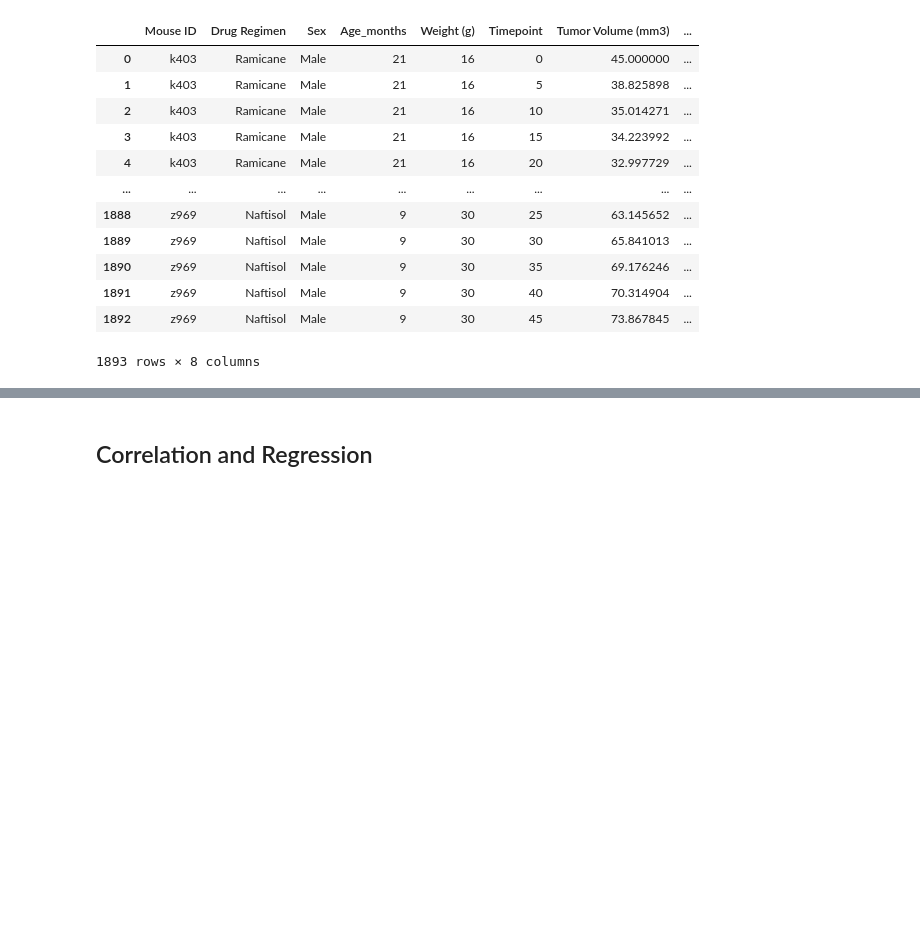
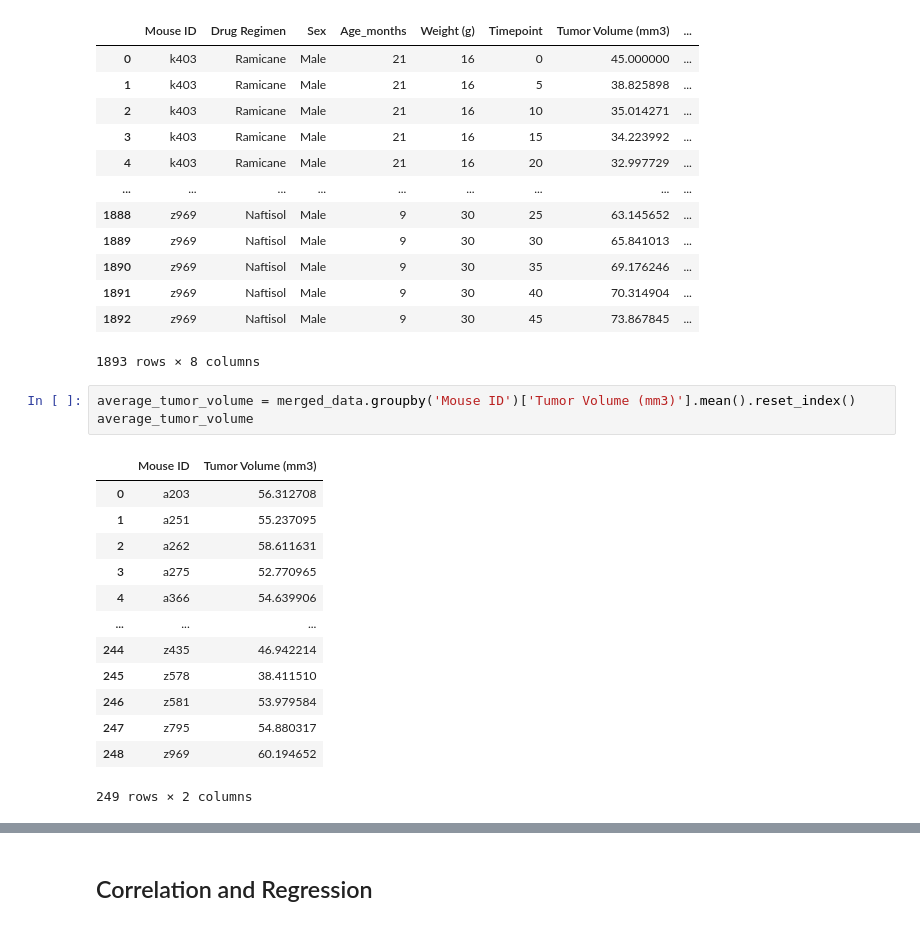
Before and after one commit to mbernstein421/data_visualizations, a Jupyter notebook: Pymaceuticals/pymaceuticals_starter.ipynb, the cells around one changed output, grey strips where cells are left out. Saved outputs shown, nothing was run; the diff lists cells and outputs as text; blank space fills up the shorter version.

```diff
--- a/Pymaceuticals/pymaceuticals_starter.ipynb
+++ b/Pymaceuticals/pymaceuticals_starter.ipynb
@@ -262,5 +259,22 @@ merged_data
 | 1891 | z969 | Naftisol | Male | 9 | 30 | 40 | 70.314904 | ... |
 | 1892 | z969 | Naftisol | Male | 9 | 30 | 45 | 73.867845 | ... |
 1893 rows × 8 columns
+# %%
+average_tumor_volume = merged_data.groupby('Mouse ID')['Tumor Volume (mm3)'].mean().reset_index()
+average_tumor_volume
+# %% [output]
+|  | Mouse ID | Tumor Volume (mm3) |
+| 0 | a203 | 56.312708 |
+| 1 | a251 | 55.237095 |
+| 2 | a262 | 58.611631 |
+| 3 | a275 | 52.770965 |
+| 4 | a366 | 54.639906 |
+| ... | ... | ... |
+| 244 | z435 | 46.942214 |
+| 245 | z578 | 38.411510 |
+| 246 | z581 | 53.979584 |
+| 247 | z795 | 54.880317 |
+| 248 | z969 | 60.194652 |
+249 rows × 2 columns
 # %%
 # Generate a scatter plot of mouse weight vs. the average observed tumor volume for the entire Capomulin regimen
```
Also changed, not shown: parts of 6 cells of this notebook.
